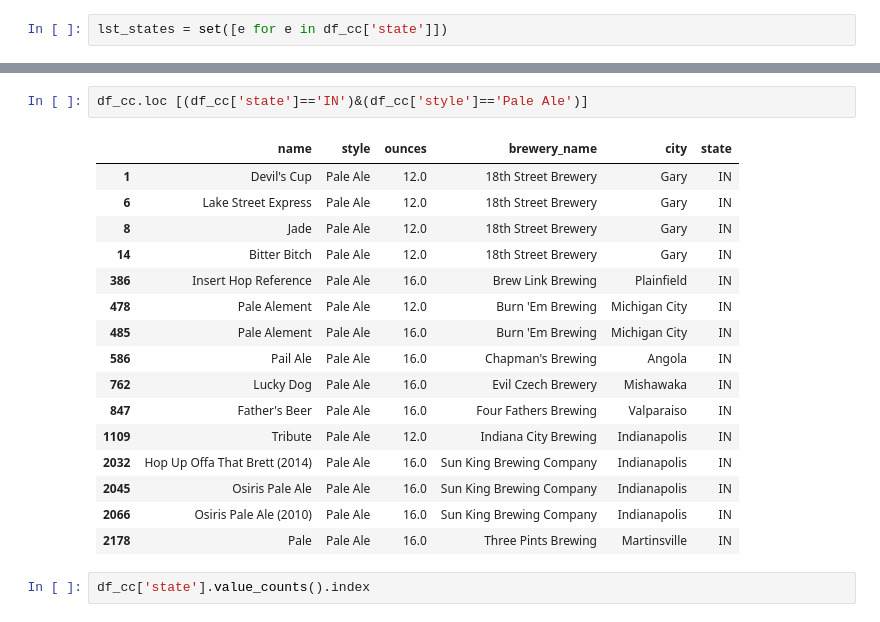
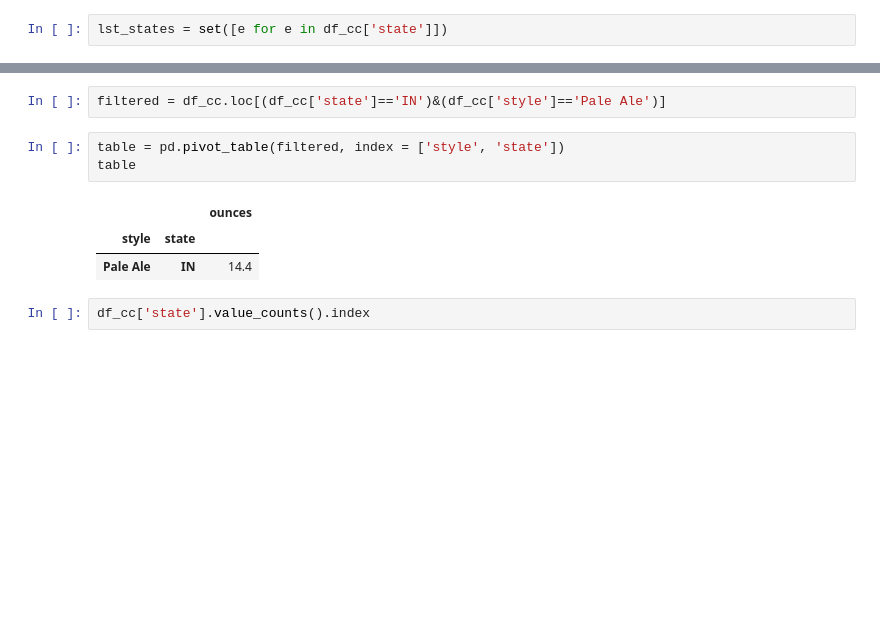
Before and after one commit to Ovion/Beer_pairing-Pipeline_project, a Jupyter notebook: Pruebas CC Untitled.ipynb, the cells around one changed output, grey strips where cells are left out. Cells and saved outputs as stored; diff of their text form; blank space fills up the shorter version.

```diff
--- a/Pruebas CC Untitled.ipynb
+++ b/Pruebas CC Untitled.ipynb
@@ -54,24 +54,14 @@ df_out
 |  | Estilo | Platos | Postres | Quesos | Temperatura | Vaso/Copa |
 | 1 | Cream Ale | Comida liviana, pollo, ensaladas,... | Pastel de mandarina o damasco, to... | Monterey Jack, Brick o similar, q... | 4,5-7 °C. | Vaso Pilsner. |
 # %%
-df_cc.loc [(df_cc['state']=='IN')&(df_cc['style']=='Pale Ale')]
+filtered = df_cc.loc[(df_cc['state']=='IN')&(df_cc['style']=='Pale Ale')]
-# %% [output]
-|  | name | style | ounces | brewery_name | city | state |
-| 1 | Devil's Cup | Pale Ale | 12.0 | 18th Street Brewery | Gary | IN |
-| 6 | Lake Street Express | Pale Ale | 12.0 | 18th Street Brewery | Gary | IN |
-| 8 | Jade | Pale Ale | 12.0 | 18th Street Brewery | Gary | IN |
-| 14 | Bitter Bitch | Pale Ale | 12.0 | 18th Street Brewery | Gary | IN |
-| 386 | Insert Hop Reference | Pale Ale | 16.0 | Brew Link Brewing | Plainfield | IN |
-| 478 | Pale Alement | Pale Ale | 12.0 | Burn 'Em Brewing | Michigan City | IN |
-| 485 | Pale Alement | Pale Ale | 16.0 | Burn 'Em Brewing | Michigan City | IN |
-| 586 | Pail Ale | Pale Ale | 16.0 | Chapman's Brewing | Angola | IN |
-| 762 | Lucky Dog | Pale Ale | 16.0 | Evil Czech Brewery | Mishawaka | IN |
-| 847 | Father's Beer | Pale Ale | 16.0 | Four Fathers Brewing | Valparaiso | IN |
-| 1109 | Tribute | Pale Ale | 12.0 | Indiana City Brewing | Indianapolis | IN |
-| 2032 | Hop Up Offa That Brett (2014) | Pale Ale | 16.0 | Sun King Brewing Company | Indianapolis | IN |
-| 2045 | Osiris Pale Ale | Pale Ale | 16.0 | Sun King Brewing Company | Indianapolis | IN |
-| 2066 | Osiris Pale Ale (2010) | Pale Ale | 16.0 | Sun King Brewing Company | Indianapolis | IN |
-| 2178 | Pale | Pale Ale | 16.0 | Three Pints Brewing | Martinsville | IN |
+# %%
+table = pd.pivot_table(filtered, index = ['style', 'state'])
+table
+# %% [output]
+|  |  | ounces |
+| style | state |  |
+| Pale Ale | IN | 14.4 |
 # %%
 df_cc['state'].value_counts().index
 # %% [output]
```
Also changed, not shown: 2 other files.
